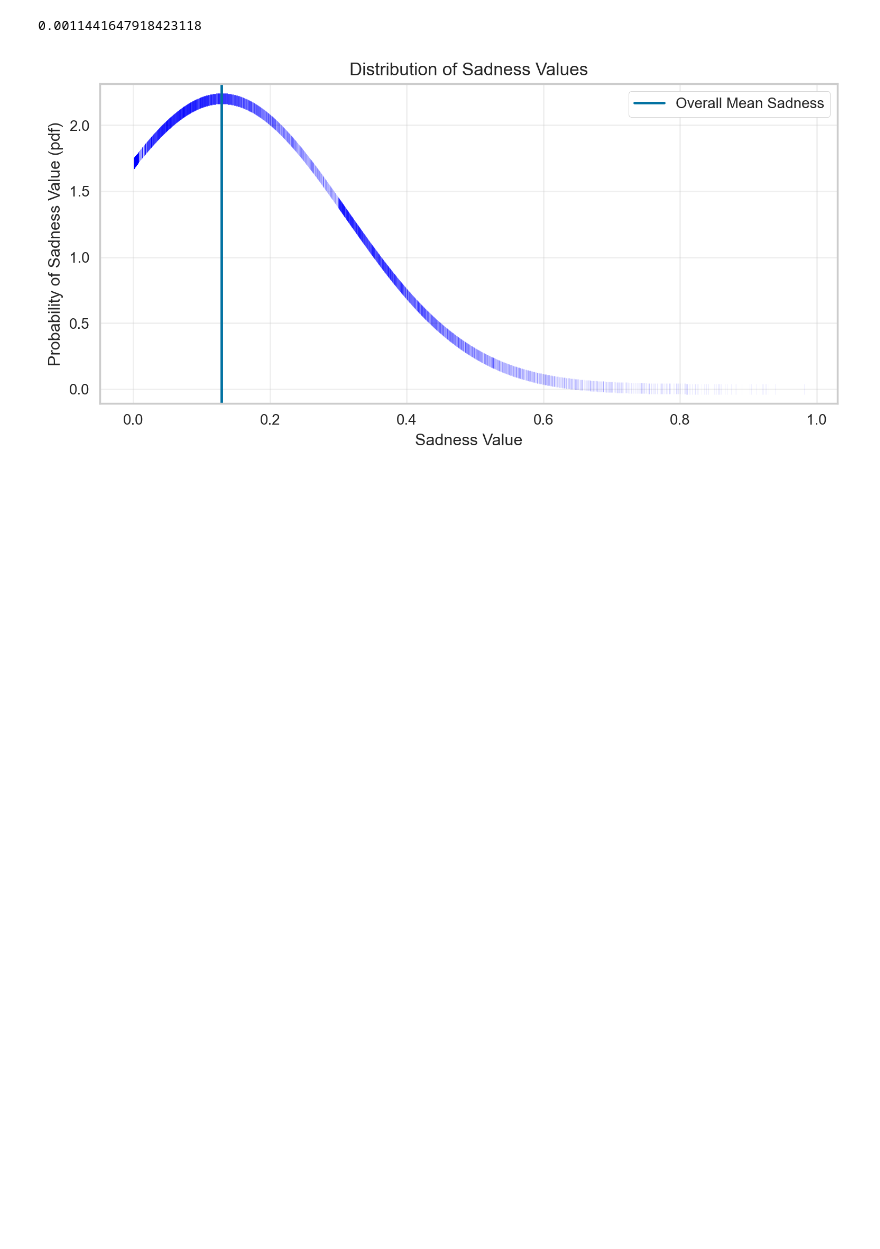
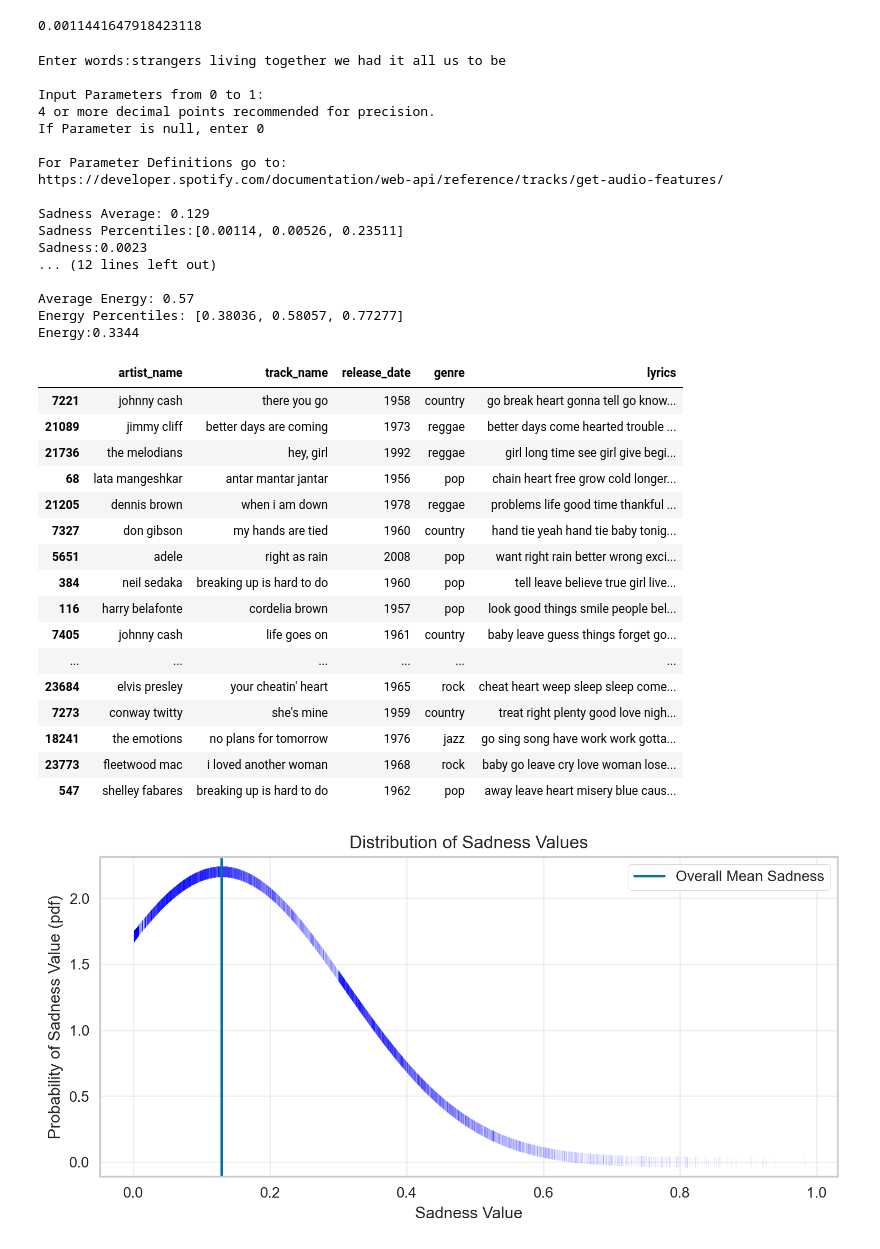
Before and after one commit to meyerpedro/Music_For_Creators-Recommender, a Jupyter notebook: notebook/Capstone 3.ipynb, the cells around one changed output. Cells and saved outputs as stored; diff of their text form; code cells hidden in the pictures; blank space fills up the shorter version.

```diff
--- a/notebook/Capstone 3.ipynb
+++ b/notebook/Capstone 3.ipynb
@@ -730,33 +730,70 @@ def song_recommender(num=5):
     print('\n'f'Average Energy: {round(final_df.energy.values.mean(),3)}')
     print(f'Energy Percentiles: {f}')
     energy = float(input('Energy:'))
 
 
     user_feature_matrix = count_vec.transform(pd.Series(user_words))
     user_topic = lda2.transform(user_feature_matrix)
 
     user = [sadness, danceability, acousticness,valence,energy]
 
     user.extend(user_topic[0])
     user = np.array(user).reshape(1,-1)
 
     cosine_similarities = cosine_similarity(user , final_df.loc[:,['sadness',
                                                                    'danceability',
                                                                    'acousticness',
                                                                   'valence',
                                                                   'energy',
                                                                   'topic_1',
                                                                   'topic_2',
                                                                   'topic_3',
                                                                   'topic_4',
                                                                   'topic_5']])
 
     similar_indices = cosine_similarities[0].argsort()[:-(num+1):-1]
     similar_items = [final_df.iloc[i] for i in similar_indices]
 
 
     recommender=pd.DataFrame(similar_items)
     return recommender.iloc[:,:5]
+
+song_recommender(20)
+# %% [output]
+Enter words:strangers living together we had it all us to be
+
+Input Parameters from 0 to 1:
+4 or more decimal points recommended for precision.
+If Parameter is null, enter 0
+
+For Parameter Definitions go to:
+https://developer.spotify.com/documentation/web-api/reference/tracks/get-audio-features/
+
+Sadness Average: 0.129
+Sadness Percentiles:[0.00114, 0.00526, 0.23511]
+Sadness:0.0023
+... (12 lines left out)
+
+Average Energy: 0.57
+Energy Percentiles: [0.38036, 0.58057, 0.77277]
+Energy:0.3344
+|  | artist_name | track_name | release_date | genre | lyrics |
+| 7221 | johnny cash | there you go | 1958 | country | go break heart gonna tell go know... |
+| 21089 | jimmy cliff | better days are coming | 1973 | reggae | better days come hearted trouble ... |
+| 21736 | the melodians | hey, girl | 1992 | reggae | girl long time see girl give begi... |
+| 68 | lata mangeshkar | antar mantar jantar | 1956 | pop | chain heart free grow cold longer... |
+| 21205 | dennis brown | when i am down | 1978 | reggae | problems life good time thankful ... |
+| 7327 | don gibson | my hands are tied | 1960 | country | hand tie yeah hand tie baby tonig... |
+| 5651 | adele | right as rain | 2008 | pop | want right rain better wrong exci... |
+| 384 | neil sedaka | breaking up is hard to do | 1960 | pop | tell leave believe true girl live... |
+| 116 | harry belafonte | cordelia brown | 1957 | pop | look good things smile people bel... |
+| 7405 | johnny cash | life goes on | 1961 | country | baby leave guess things forget go... |
+| ... | ... | ... | ... | ... | ... |
+| 23684 | elvis presley | your cheatin' heart | 1965 | rock | cheat heart weep sleep sleep come... |
+| 7273 | conway twitty | she's mine | 1959 | country | treat right plenty good love nigh... |
+| 18241 | the emotions | no plans for tomorrow | 1976 | jazz | go sing song have work work gotta... |
+| 23773 | fleetwood mac | i loved another woman | 1968 | rock | baby go leave cry love woman lose... |
+| 547 | shelley fabares | breaking up is hard to do | 1962 | pop | away leave heart misery blue caus... |
 # %%
 def genre_specific(genre, num=5):
     x = song_recommender(num)
```
Also changed, not shown: parts of 3 cells of this notebook, 2 other files.
